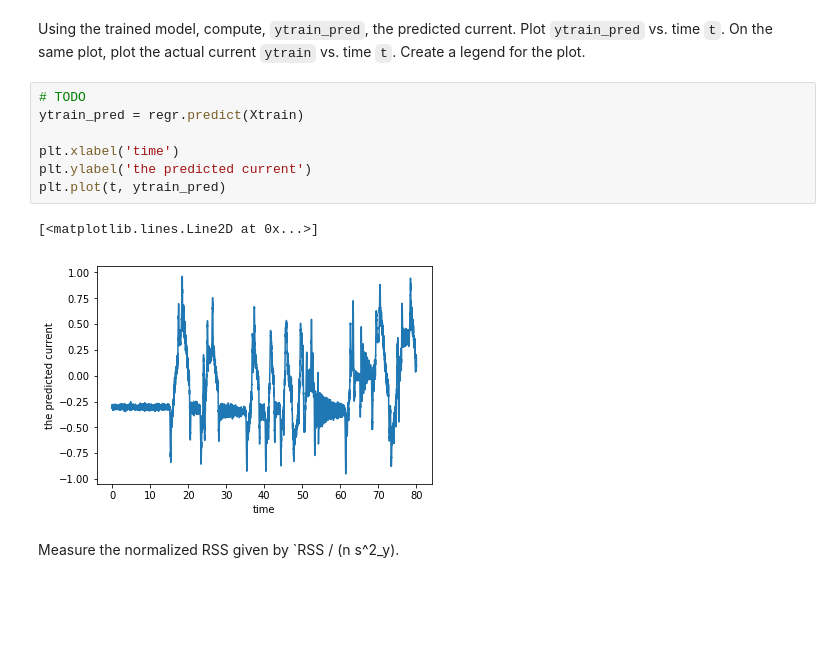
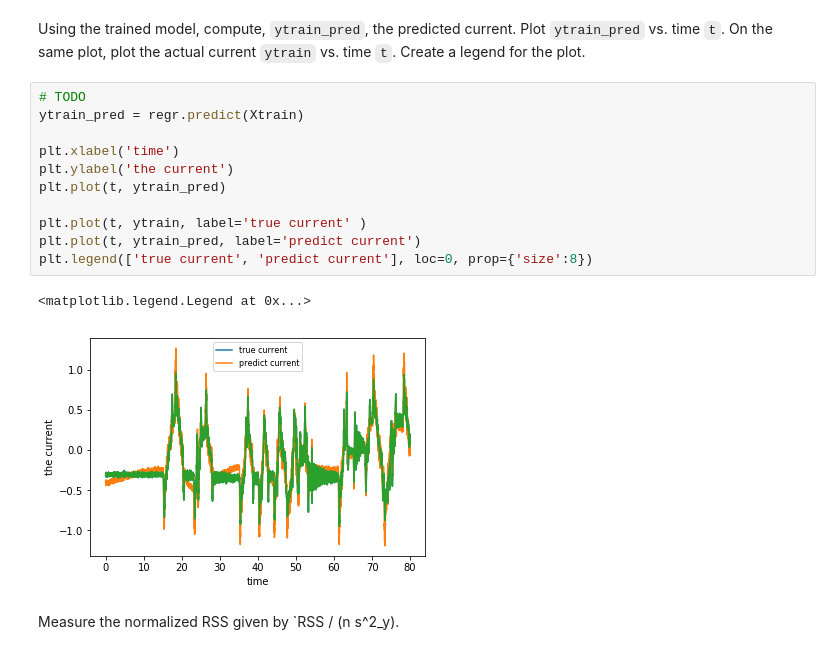
Before and after one commit to matonglidewazi/introml, a Jupyter notebook: unit03_mult_lin_reg/lab_robot_calib_partial.ipynb, the cells around one changed output. Saved outputs shown, nothing was run; the diff lists cells and outputs as text; blank space fills up the shorter version.

```diff
--- a/unit03_mult_lin_reg/lab_robot_calib_partial.ipynb
+++ b/unit03_mult_lin_reg/lab_robot_calib_partial.ipynb
@@ -97,13 +97,17 @@ Using the trained model, compute, `ytrain_pred`, the predicted current.  Plot `y
 # %%
 # TODO
 ytrain_pred = regr.predict(Xtrain)
 
 plt.xlabel('time')
-plt.ylabel('the predicted current')
+plt.ylabel('the current')
 plt.plot(t, ytrain_pred)
+
+plt.plot(t, ytrain, label='true current' )
+plt.plot(t, ytrain_pred, label='predict current')
+plt.legend(['true current', 'predict current'], loc=0, prop={'size':8})
 # %% [output]
-[<matplotlib.lines.Line2D at 0x...>]
+<matplotlib.legend.Legend at 0x...>
-[figure, old version]
+[figure, new version]
 # %% [markdown]
 Measure the normalized RSS given by `RSS / (n s^2_y).
 # %%
```
Also changed, not shown: 1 other file.
